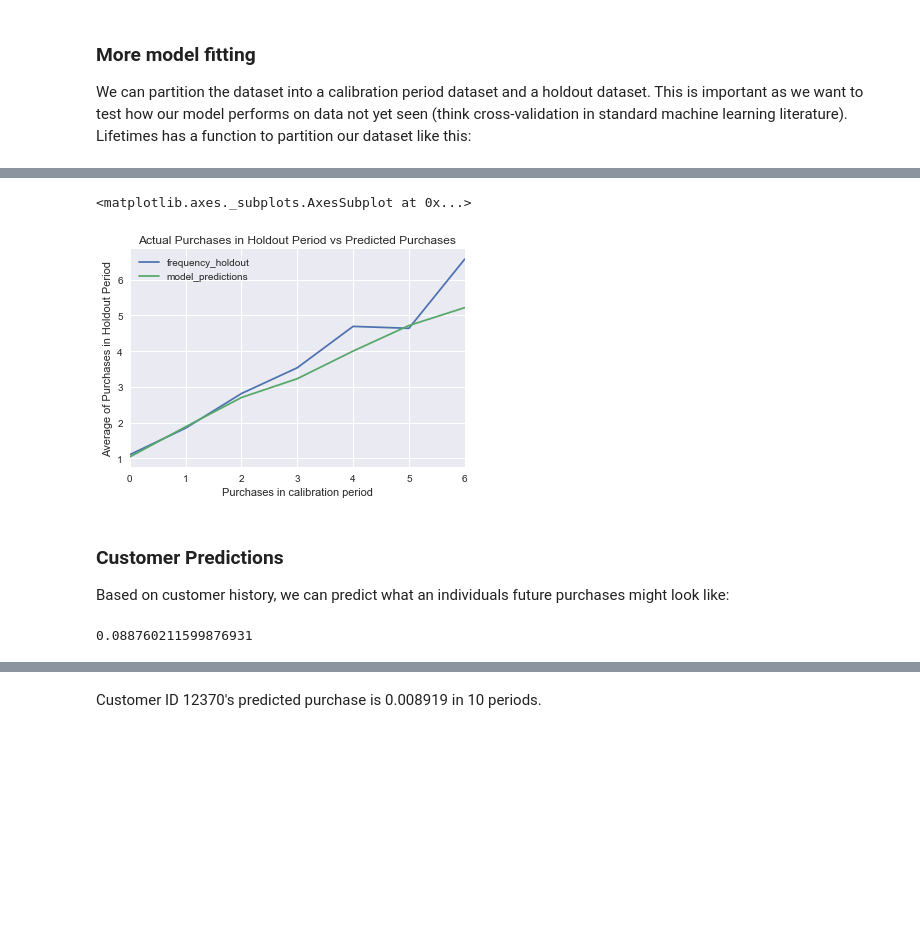
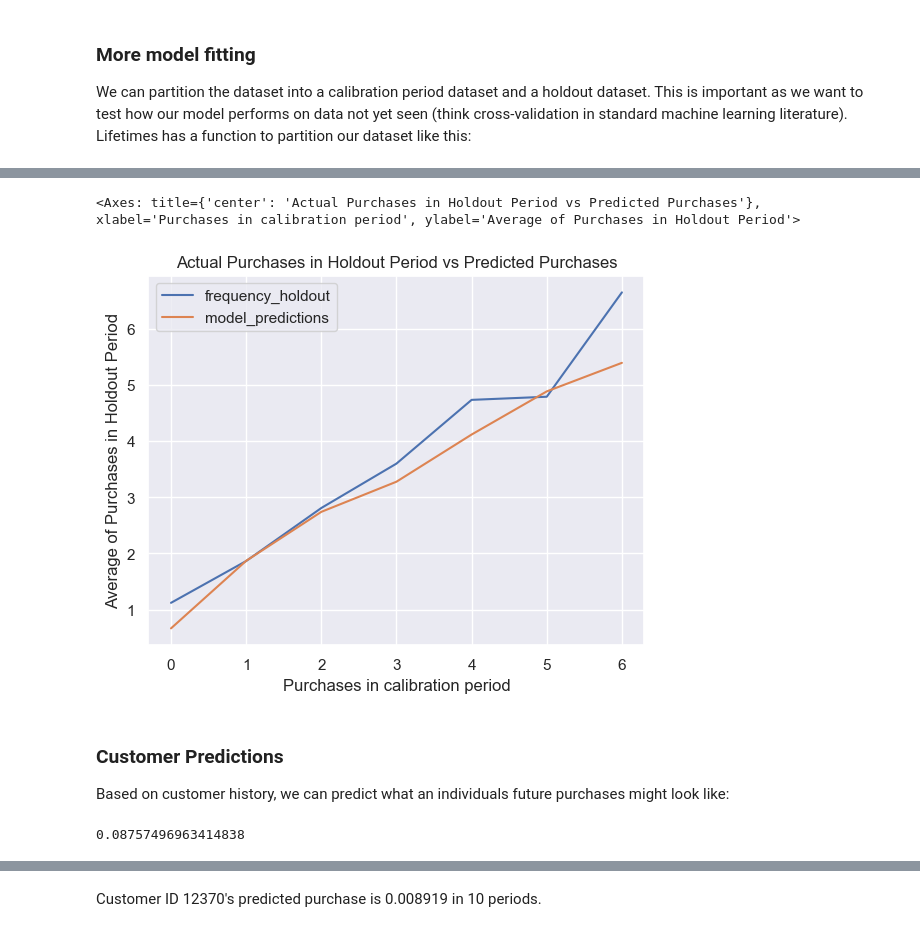
Before and after one commit to iyy18/Other-Machine-Learning-Projects, a Jupyter notebook: Customer Lifetime Value Retail.ipynb, the cells around one changed output, grey strips where cells are left out. Cells and saved outputs as stored; diff of their text form; code cells hidden in the pictures; blank space fills up the shorter version.

```diff
--- a/Customer Lifetime Value Retail.ipynb
+++ b/Customer Lifetime Value Retail.ipynb
@@ -189,11 +189,12 @@ CustomerID
 # %%
 from lifetimes.plotting import plot_calibration_purchases_vs_holdout_purchases
+bgf = BetaGeoFitter(penalizer_coef=0.05)
 
 bgf.fit(summary_cal_holdout['frequency_cal'], summary_cal_holdout['recency_cal'], summary_cal_holdout['T_cal'])
 plot_calibration_purchases_vs_holdout_purchases(bgf, summary_cal_holdout)
 # %% [output]
-<matplotlib.axes._subplots.AxesSubplot at 0x...>
+<Axes: title={'center': 'Actual Purchases in Holdout Period vs Predicted Purchases'}, xlabel='Purchases in calibration period', ylabel='Average of Purchases in Holdout Period'>
-[figure, old version]
+[figure, new version]
 # %% [markdown]
 ### Customer Predictions
 Based on customer history, we can predict what an individuals future purchases might look like:
@@ -203,7 +204,7 @@ individual = data.iloc[20]
 # The below function is an alias to `bfg.conditional_expected_number_of_purchases_up_to_time`
 bgf.predict(t, individual['frequency'], individual['recency'], individual['T'])
 # %% [output]
-0.088760211599876931
+0.08757496963414838
 # %%
 data.iloc[20]
 # %% [output]
```
Also changed, not shown: parts of 4 cells of this notebook.
